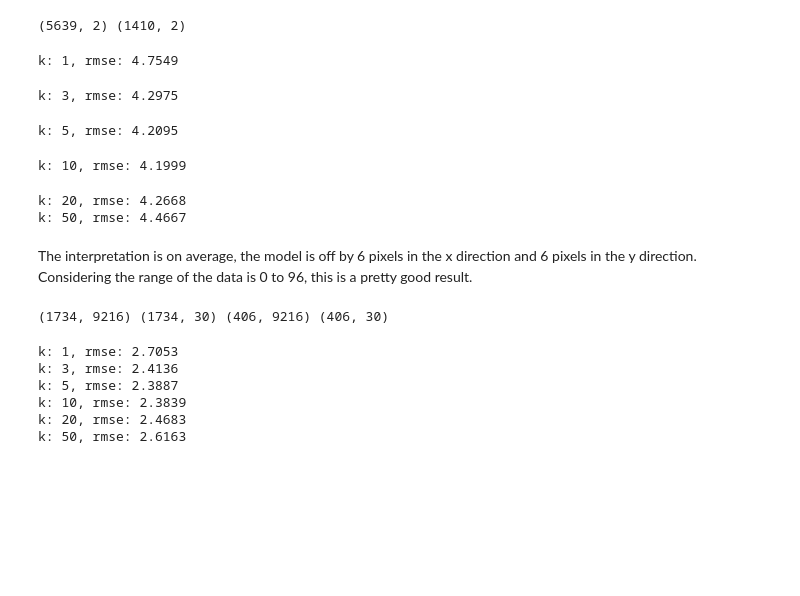
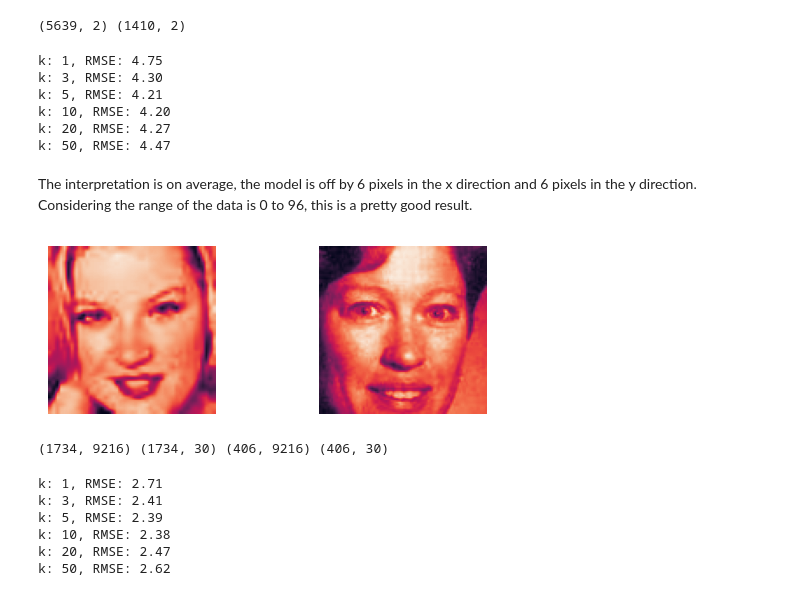
Before and after one commit to teddy661/ucb_mids_w207_project, a Jupyter notebook: knn.ipynb, the cells around one changed output. Saved outputs shown, nothing was run; the diff lists cells and outputs as text; code cells hidden in the pictures; blank space fills up the shorter version.

```diff
--- a/knn.ipynb
+++ b/knn.ipynb
@@ -53,24 +53,50 @@ print(y_train_nose.shape, y_val_nose.shape)
 # %% [output]
 (5639, 2) (1410, 2)
 # %%
-# TODO: do it with "high level" model
-
 knn_nose.train(X_train, y_train_nose)
 losses = []
 
 for k in [1, 3, 5, 10, 20, 50]:
     y_pred_nose = knn_nose.predict(X_val, k=k)
     rmse = mean_squared_error(y_val_nose, y_pred_nose, squared=False)
-    print(f"k: {k}, rmse: {rmse:.4f}")
+    losses.append(rmse)
+
+for k, rmse in zip([1, 3, 5, 10, 20, 50], losses):
+    print(f"k: {k}, RMSE: {rmse:.2f}")
 # %% [output]
-k: 1, rmse: 4.7549
+k: 1, RMSE: 4.75
+k: 3, RMSE: 4.30
+k: 5, RMSE: 4.21
+k: 10, RMSE: 4.20
+k: 20, RMSE: 4.27
+k: 50, RMSE: 4.47
-k: 3, rmse: 4.2975
-k: 5, rmse: 4.2095
-k: 10, rmse: 4.1999
-k: 20, rmse: 4.2668
-k: 50, rmse: 4.4667
 # %% [markdown]
 The interpretation is on average, the model is off by 6 pixels in the x direction and 6 pixels in the y direction. Considering the range of the data is 0 to 96, this is a pretty good result.
+# %%
+from face_data import FaceData
+from face_data import Point
+
+
+def plot(X: np.ndarray, y: np.ndarray, y_pred: np.ndarray, limit=2):
+
+    if limit > X.shape[0]:
+        limit = X.shape[0]
+
+    X_3d = np.reshape(X, (X.shape[0], 96, 96))
+
+    for i in range(1, limit + 1):
+        # real_face = FaceData(y[i, :])
+        plt.subplot(2, limit, i)
+        plt.imshow(X_3d[i].astype("uint8"))
+        plt.axis("off")
+
+    plt.show()
+# %%
+best_k = 10
+y_pred_nose = knn_nose.predict(X_val, k=best_k)
+plot(X_val, y_val_nose, y_pred_nose, limit=2)
+# %% [output]
+[figure, added]
 # %%
 # predicting all the points
 
@@ -93,11 +119,14 @@ losses = []
 for k in [1, 3, 5, 10, 20, 50]:
     y_pred = knn.predict(X_val_clean, k=k)
     rmse = mean_squared_error(y_val_clean, y_pred, squared=False)
-    print(f"k: {k}, rmse: {rmse:.4f}")
+    losses.append(rmse)
+
+for k, rmse in zip([1, 3, 5, 10, 20, 50], losses):
+    print(f"k: {k}, RMSE: {rmse:.2f}")
 # %% [output]
-k: 1, rmse: 2.7053
-k: 3, rmse: 2.4136
-k: 5, rmse: 2.3887
-k: 10, rmse: 2.3839
-k: 20, rmse: 2.4683
-k: 50, rmse: 2.6163
+k: 1, RMSE: 2.71
+k: 3, RMSE: 2.41
+k: 5, RMSE: 2.39
+k: 10, RMSE: 2.38
+k: 20, RMSE: 2.47
+k: 50, RMSE: 2.62
```
Also changed, not shown: 1 other file.
